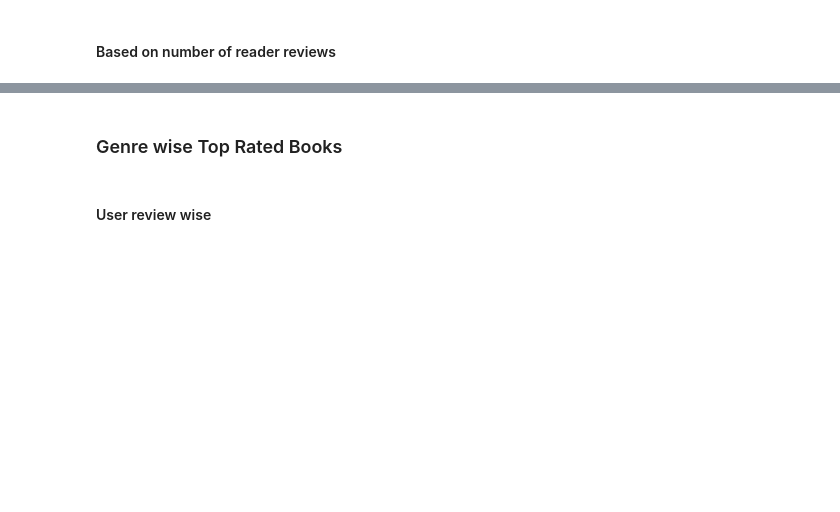
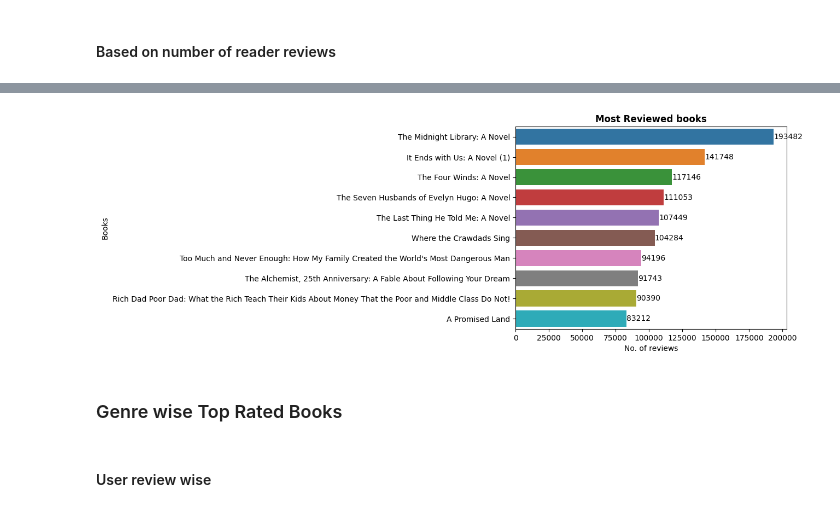
Before and after one commit to dSilu/Best_Selling_Books_of_Amazon, a Jupyter notebook: bestselling books analysis.ipynb, the cells around one changed output, grey strips where cells are left out. Saved outputs shown, nothing was run; the diff lists cells and outputs as text; code cells hidden in the pictures; blank space fills up the shorter version.

```diff
--- a/bestselling books analysis.ipynb
+++ b/bestselling books analysis.ipynb
@@ -376,3 +386,19 @@ review_wise.head(11)
+# %%
+ax = sns.barplot(
+    data=review_wise.head(10),
+    x = 'reviews',
+    y = 'name'
+)
+
+for i in ax.containers:
+    ax.bar_label(i)
+
+plt.xlabel('No. of reviews')
+plt.ylabel("Books")
+plt.title("Most Reviewed books", weight='bold')
+plt.show()
+# %% [output]
+[figure, added]
 # %% [markdown]
 ### Genre wise Top Rated Books
 # %% [markdown]
```
Also changed, not shown: parts of 3 cells of this notebook, 1 other file.
